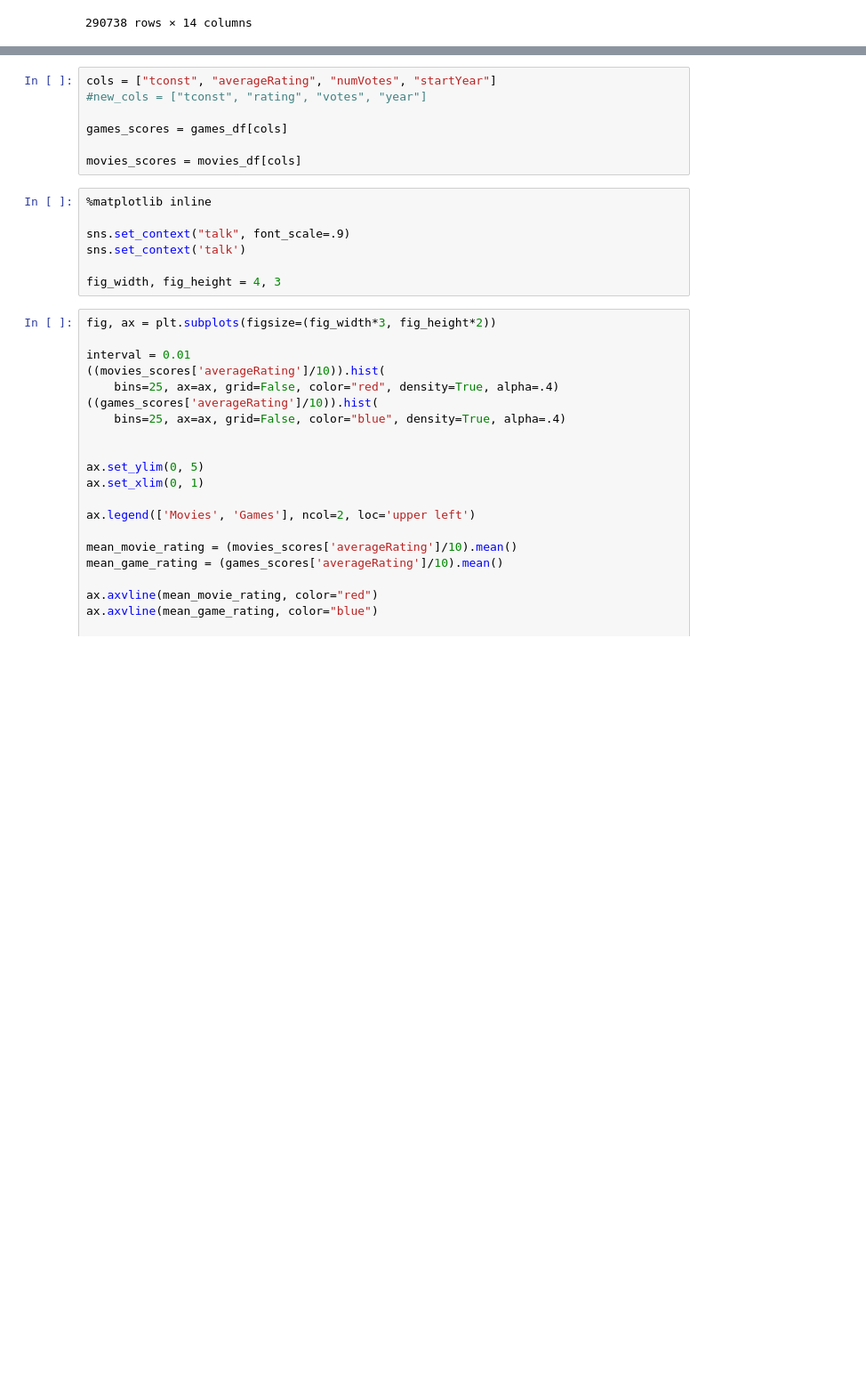
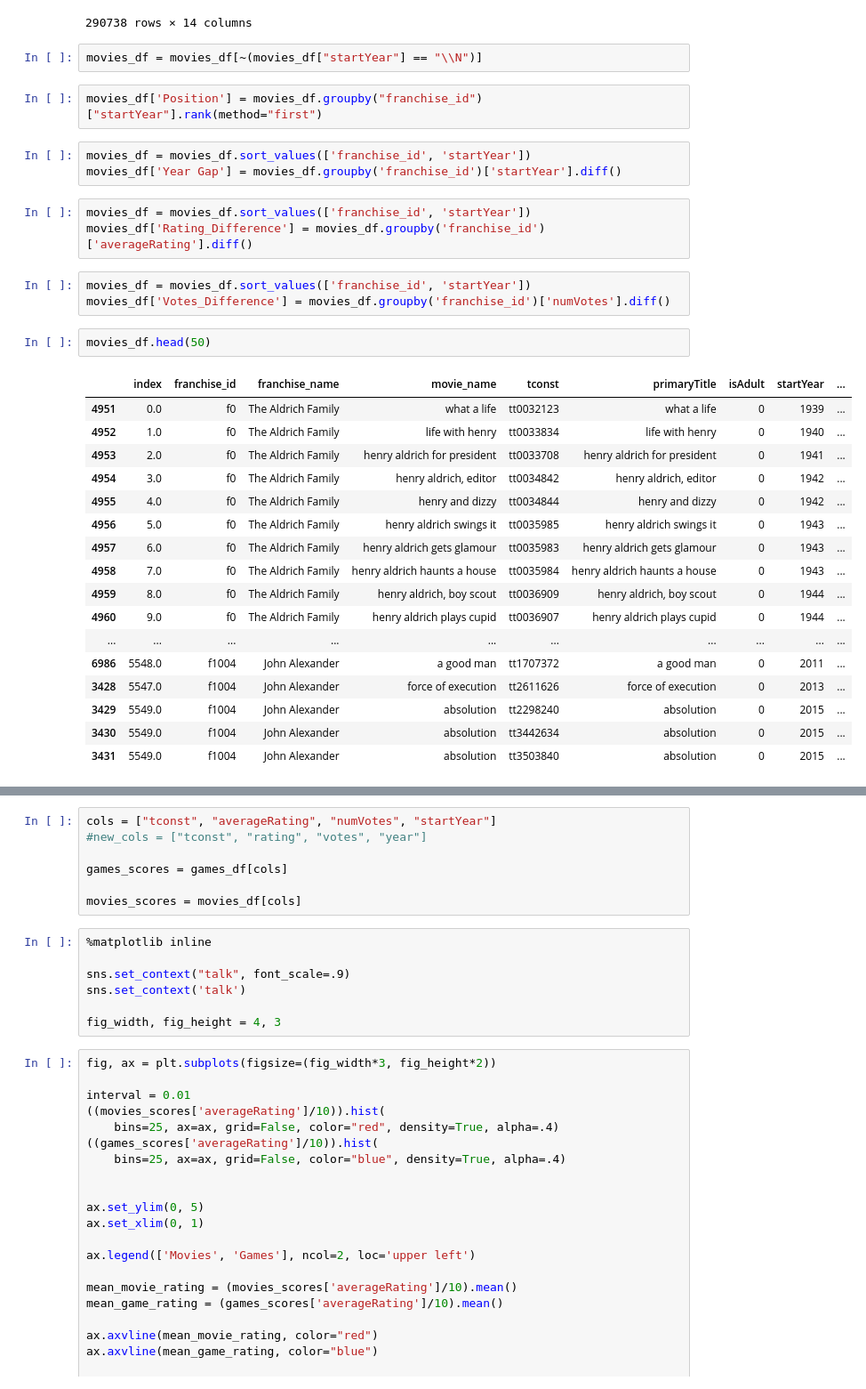
Before and after one commit to adambrennan150/Franchises, a Jupyter notebook: Initial_Analysis.ipynb, the cells around one changed output, grey strips where cells are left out. Shown at 89% size. Saved outputs shown, nothing was run; the diff lists cells and outputs as text; blank space fills up the shorter version.

```diff
--- a/Initial_Analysis.ipynb
+++ b/Initial_Analysis.ipynb
@@ -69,3 +70,36 @@ movies_df
 | 290736 | NaN | NaN | NaN | NaN | tt9916538 | kuambil lagi hatiku | 0 | 2019 | ... |
 | 290737 | NaN | NaN | NaN | NaN | tt9916730 | 6 gunn | 0 | 2017 | ... |
 290738 rows × 14 columns
+# %%
+movies_df = movies_df[~(movies_df["startYear"] == "\\N")]
+# %%
+movies_df['Position'] = movies_df.groupby("franchise_id")["startYear"].rank(method="first")
+# %%
+movies_df = movies_df.sort_values(['franchise_id', 'startYear'])
+movies_df['Year Gap'] = movies_df.groupby('franchise_id')['startYear'].diff()
+# %%
+movies_df = movies_df.sort_values(['franchise_id', 'startYear'])
+movies_df['Rating_Difference'] = movies_df.groupby('franchise_id')['averageRating'].diff()
+# %%
+movies_df = movies_df.sort_values(['franchise_id', 'startYear'])
+movies_df['Votes_Difference'] = movies_df.groupby('franchise_id')['numVotes'].diff()
+# %%
+movies_df.head(50)
+# %% [output]
+|  | index | franchise_id | franchise_name | movie_name | tconst | primaryTitle | isAdult | startYear | ... |
+| 4951 | 0.0 | f0 | The Aldrich Family | what a life | tt0032123 | what a life | 0 | 1939 | ... |
+| 4952 | 1.0 | f0 | The Aldrich Family | life with henry | tt0033834 | life with henry | 0 | 1940 | ... |
+| 4953 | 2.0 | f0 | The Aldrich Family | henry aldrich for president | tt0033708 | henry aldrich for president | 0 | 1941 | ... |
+| 4954 | 3.0 | f0 | The Aldrich Family | henry aldrich, editor | tt0034842 | henry aldrich, editor | 0 | 1942 | ... |
+| 4955 | 4.0 | f0 | The Aldrich Family | henry and dizzy | tt0034844 | henry and dizzy | 0 | 1942 | ... |
+| 4956 | 5.0 | f0 | The Aldrich Family | henry aldrich swings it | tt0035985 | henry aldrich swings it | 0 | 1943 | ... |
+| 4957 | 6.0 | f0 | The Aldrich Family | henry aldrich gets glamour | tt0035983 | henry aldrich gets glamour | 0 | 1943 | ... |
+| 4958 | 7.0 | f0 | The Aldrich Family | henry aldrich haunts a house | tt0035984 | henry aldrich haunts a house | 0 | 1943 | ... |
+| 4959 | 8.0 | f0 | The Aldrich Family | henry aldrich, boy scout | tt0036909 | henry aldrich, boy scout | 0 | 1944 | ... |
+| 4960 | 9.0 | f0 | The Aldrich Family | henry aldrich plays cupid | tt0036907 | henry aldrich plays cupid | 0 | 1944 | ... |
+| ... | ... | ... | ... | ... | ... | ... | ... | ... | ... |
+| 6986 | 5548.0 | f1004 | John Alexander | a good man | tt1707372 | a good man | 0 | 2011 | ... |
+| 3428 | 5547.0 | f1004 | John Alexander | force of execution | tt2611626 | force of execution | 0 | 2013 | ... |
+| 3429 | 5549.0 | f1004 | John Alexander | absolution | tt2298240 | absolution | 0 | 2015 | ... |
+| 3430 | 5549.0 | f1004 | John Alexander | absolution | tt3442634 | absolution | 0 | 2015 | ... |
+| 3431 | 5549.0 | f1004 | John Alexander | absolution | tt3503840 | absolution | 0 | 2015 | ... |
```
Also changed, not shown: parts of 9 cells of this notebook.
